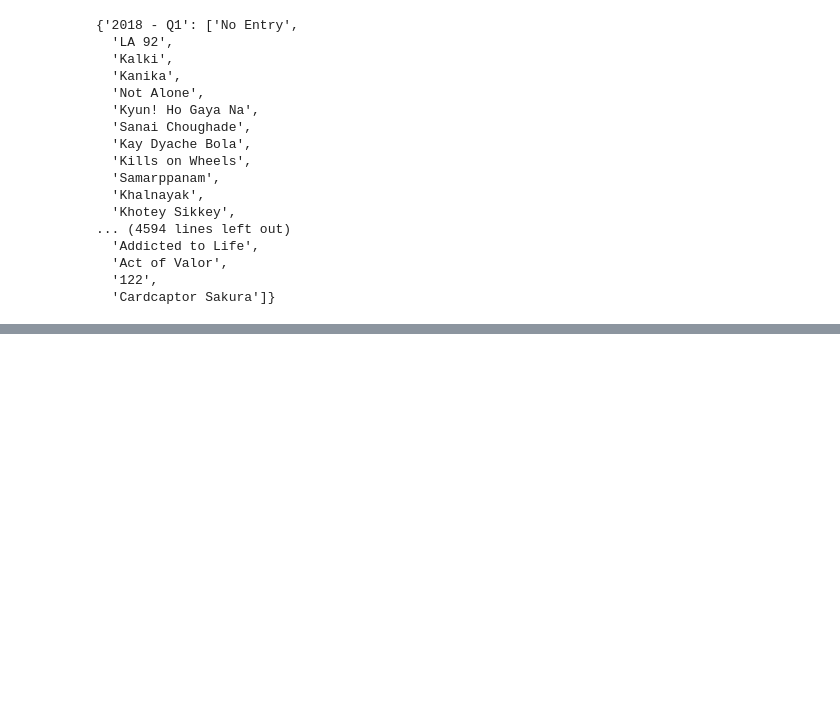
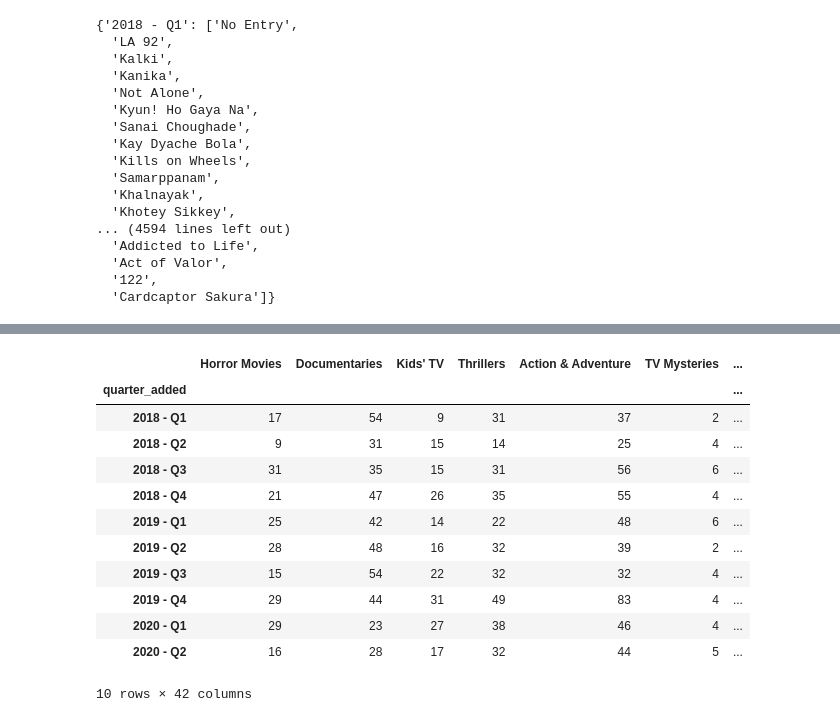
Before and after one commit to Yeyeong99/Aiffel_Datathon, a Jupyter notebook: 4 ott basic eda 1.ipynb, the cells around one changed output, grey strips where cells are left out. Drawn from its saved outputs; the diff is of its cells as text; code cells hidden in the pictures; blank space fills up the shorter version.

```diff
--- a/4 ott basic eda 1.ipynb
+++ b/4 ott basic eda 1.ipynb
@@ -1125,0 +1101,7 @@ net_reven
+# %%
+# 각 컨텐츠의 장르
+net_genre = list(map(lambda x: x.split(', '), list(net_quarter_sort['listed_in'])))
+net_genre_dict = {}
+
+for i, k in zip(list(net_quarter_sort.index), net_genre):
+    net_genre_dict[i] = k
@@ -1125,0 +1114,20 @@ net_reven
+# %%
+columns = net_quarter_sort.columns
+k = list(columns).index('quarter_added')
+
+quarter_genre = net_quarter_sort.groupby('quarter_added')[genre].sum()
+quarter_genre
+# %% [output]
+|  | Horror Movies | Documentaries | Kids' TV | Thrillers | Action & Adventure | TV Mysteries | ... |
+| quarter_added |  |  |  |  |  |  | ... |
+| 2018 - Q1 | 17 | 54 | 9 | 31 | 37 | 2 | ... |
+| 2018 - Q2 | 9 | 31 | 15 | 14 | 25 | 4 | ... |
+| 2018 - Q3 | 31 | 35 | 15 | 31 | 56 | 6 | ... |
+| 2018 - Q4 | 21 | 47 | 26 | 35 | 55 | 4 | ... |
+| 2019 - Q1 | 25 | 42 | 14 | 22 | 48 | 6 | ... |
+| 2019 - Q2 | 28 | 48 | 16 | 32 | 39 | 2 | ... |
+| 2019 - Q3 | 15 | 54 | 22 | 32 | 32 | 4 | ... |
+| 2019 - Q4 | 29 | 44 | 31 | 49 | 83 | 4 | ... |
+| 2020 - Q1 | 29 | 23 | 27 | 38 | 46 | 4 | ... |
+| 2020 - Q2 | 16 | 28 | 17 | 32 | 44 | 5 | ... |
+10 rows × 42 columns
```
Also changed, not shown: parts of 11 cells of this notebook.
